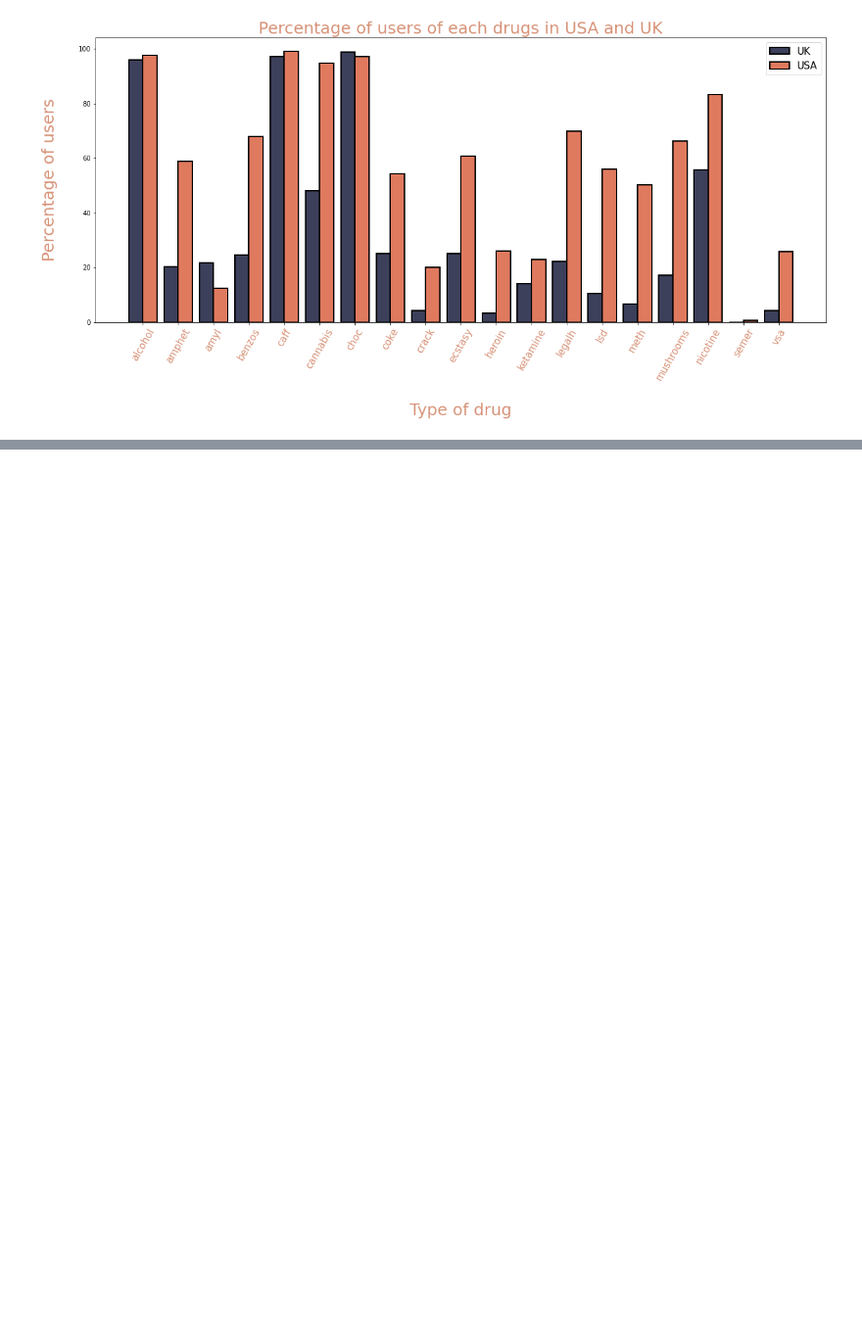
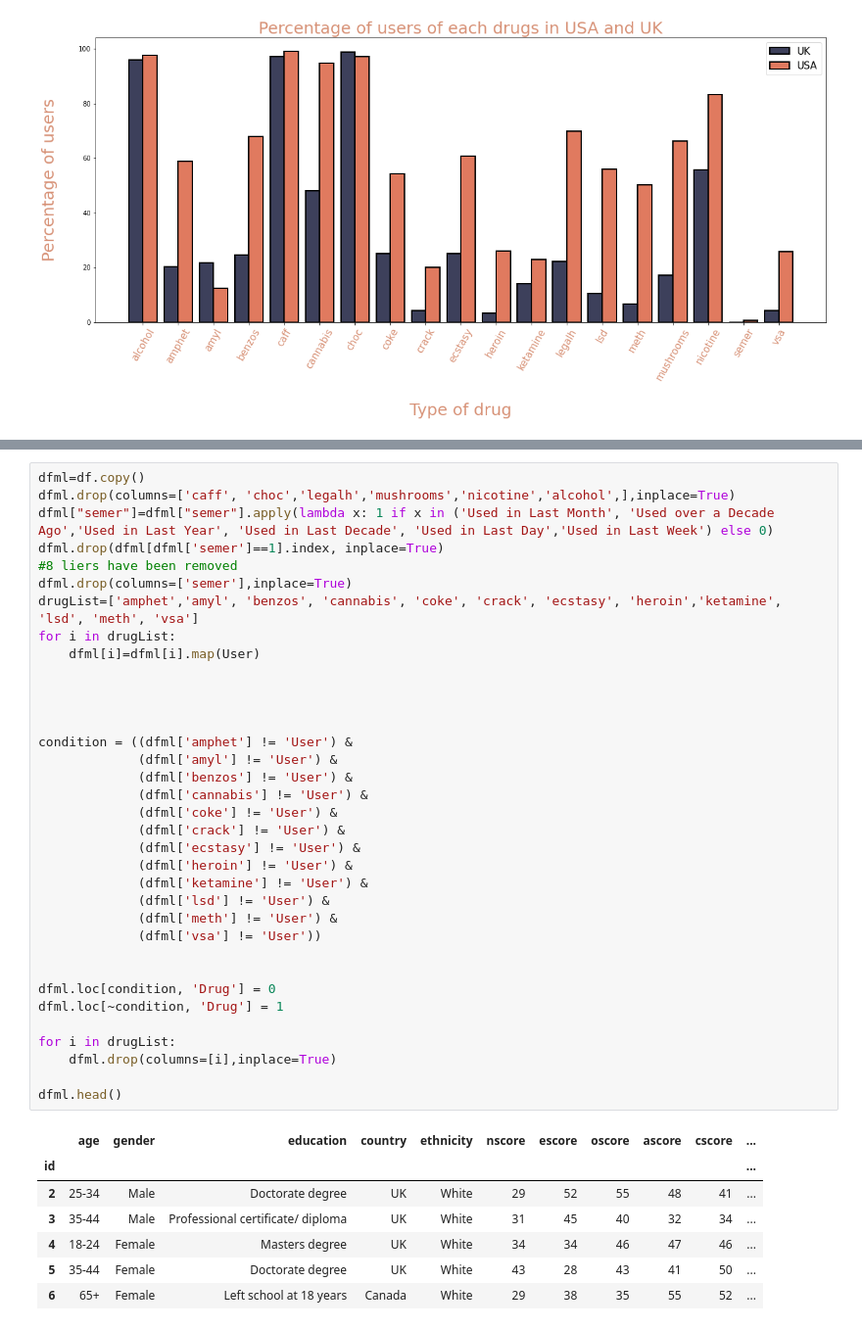
Before and after one commit to QuentinNav/Python_For_Data_Analysis_Drug_Consumption, a Jupyter notebook: Project_python_for_data_analysis.ipynb, the cells around one changed output, grey strips where cells are left out. Shown: that part at 98% size. Saved outputs shown, nothing was run; the diff lists cells and outputs as text; blank space fills up the shorter version.

```diff
--- a/Project_python_for_data_analysis.ipynb
+++ b/Project_python_for_data_analysis.ipynb
@@ -407,0 +440,43 @@ plt.legend(["UK","USA"],loc='upper right',fontsize=15)
+# %%
+dfml=df.copy()
+dfml.drop(columns=['caff', 'choc','legalh','mushrooms','nicotine','alcohol',],inplace=True)
+dfml["semer"]=dfml["semer"].apply(lambda x: 1 if x in ('Used in Last Month', 'Used over a Decade Ago','Used in Last Year', 'Used in Last Decade', 'Used in Last Day','Used in Last Week') else 0)
+dfml.drop(dfml[dfml['semer']==1].index, inplace=True)
+#8 liers have been removed
+dfml.drop(columns=['semer'],inplace=True)
+drugList=['amphet','amyl', 'benzos', 'cannabis', 'coke', 'crack', 'ecstasy', 'heroin','ketamine', 'lsd', 'meth', 'vsa']
+for i in drugList:
+    dfml[i]=dfml[i].map(User)
+
+
+
+
+condition = ((dfml['amphet'] != 'User') &
+             (dfml['amyl'] != 'User') &
+             (dfml['benzos'] != 'User') &
+             (dfml['cannabis'] != 'User') &
+             (dfml['coke'] != 'User') &
+             (dfml['crack'] != 'User') &
+             (dfml['ecstasy'] != 'User') &
+             (dfml['heroin'] != 'User') &
+             (dfml['ketamine'] != 'User') &
+             (dfml['lsd'] != 'User') &
+             (dfml['meth'] != 'User') &
+             (dfml['vsa'] != 'User'))
+
+
+dfml.loc[condition, 'Drug'] = 0
+dfml.loc[~condition, 'Drug'] = 1
+
+for i in drugList:
+    dfml.drop(columns=[i],inplace=True)
+
+dfml.head()
+# %% [output]
+|  | age | gender | education | country | ethnicity | nscore | escore | oscore | ascore | cscore | ... |
+| id |  |  |  |  |  |  |  |  |  |  | ... |
+| 2 | 25-34 | Male | Doctorate degree | UK | White | 29 | 52 | 55 | 48 | 41 | ... |
+| 3 | 35-44 | Male | Professional certificate/ diploma | UK | White | 31 | 45 | 40 | 32 | 34 | ... |
+| 4 | 18-24 | Female | Masters degree | UK | White | 34 | 34 | 46 | 47 | 46 | ... |
+| 5 | 35-44 | Female | Doctorate degree | UK | White | 43 | 28 | 43 | 41 | 50 | ... |
+| 6 | 65+ | Female | Left school at 18 years | Canada | White | 29 | 38 | 35 | 55 | 52 | ... |
```
Also changed, not shown: parts of 8 cells of this notebook.
